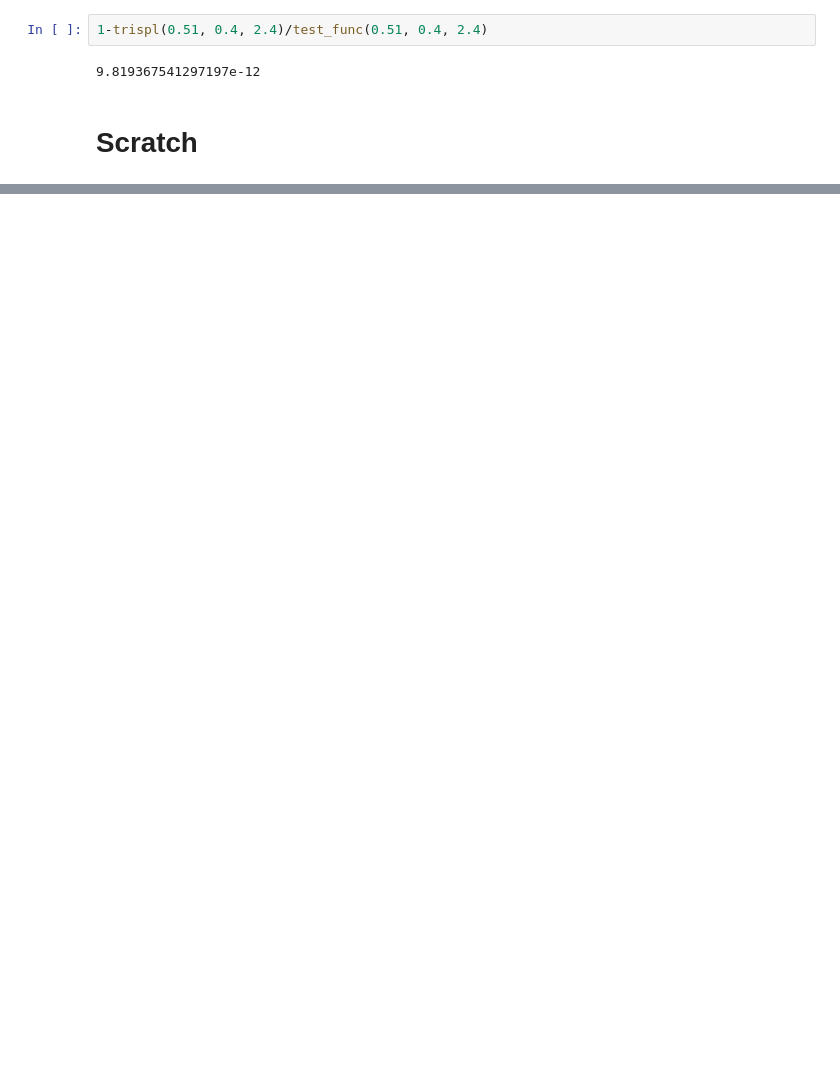
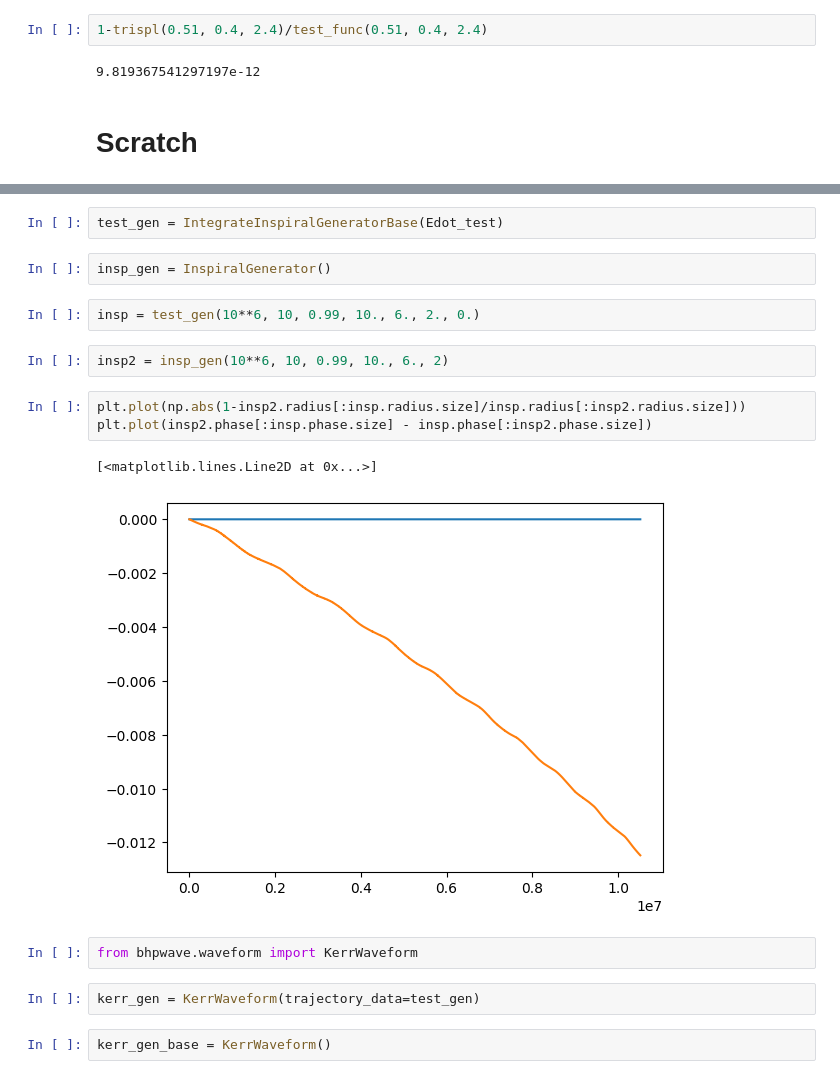
Before and after one commit to znasipak/bhpwave, a Jupyter notebook: test.ipynb, the cells around one changed output, grey strips where cells are left out. Cells and saved outputs as stored; diff of their text form; blank space fills up the shorter version.

```diff
--- a/test.ipynb
+++ b/test.ipynb
@@ -73,0 +41,20 @@ def eval_func(xt, yt, zt):
+# %%
+test_gen = IntegrateInspiralGeneratorBase(Edot_test)
+# %%
+insp_gen = InspiralGenerator()
+# %%
+insp = test_gen(10**6, 10, 0.99, 10., 6., 2., 0.)
+# %%
+insp2 = insp_gen(10**6, 10, 0.99, 10., 6., 2)
+# %%
+plt.plot(np.abs(1-insp2.radius[:insp.radius.size]/insp.radius[:insp2.radius.size]))
+plt.plot(insp2.phase[:insp.phase.size] - insp.phase[:insp2.phase.size])
+# %% [output]
+[<matplotlib.lines.Line2D at 0x...>]
+[figure, added]
+# %%
+from bhpwave.waveform import KerrWaveform
+# %%
+kerr_gen = KerrWaveform(trajectory_data=test_gen)
+# %%
+kerr_gen_base = KerrWaveform()
```
Also changed, not shown: parts of 15 cells of this notebook, 10 other files.
